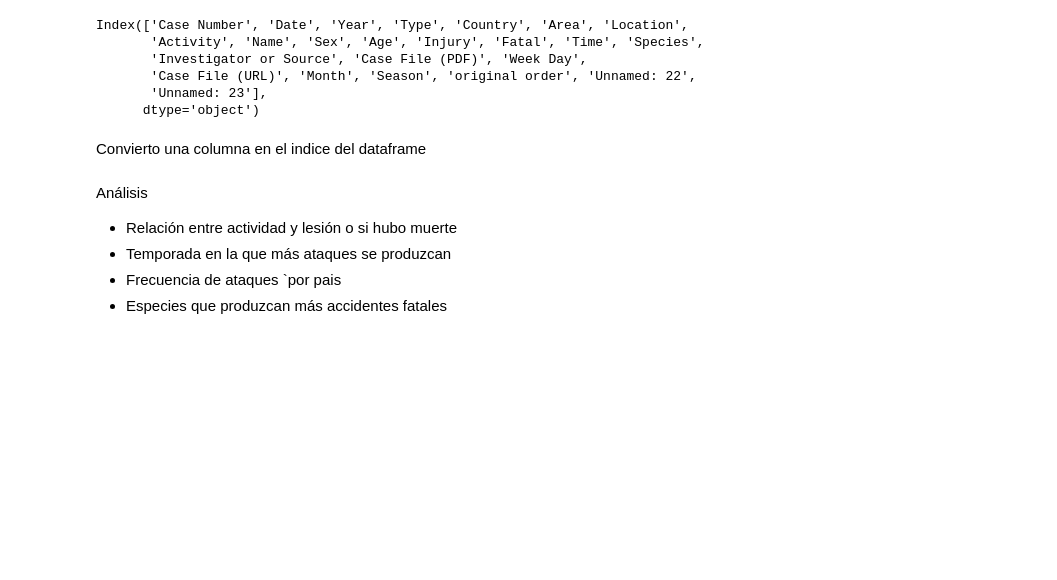
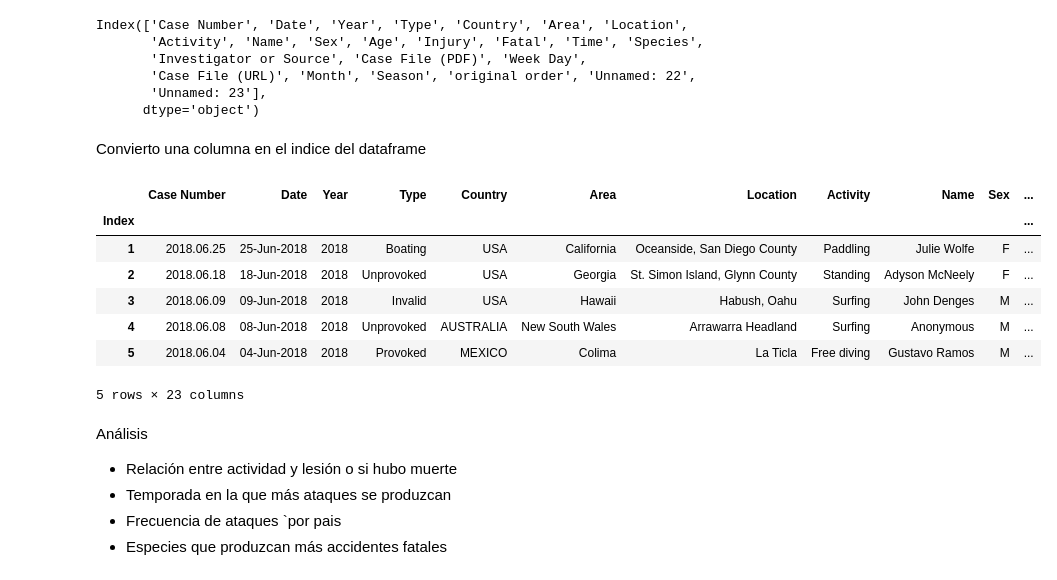
Before and after one commit to carolinariveraa/-CarolinaRivera-Sharks-, a Jupyter notebook: Notebook/main.ipynb, the cells around one changed output. Drawn from its saved outputs; the diff is of its cells as text; code cells hidden in the pictures; blank space fills up the shorter version.

Commit message:
convertir columna  a indice

```diff
--- a/Notebook/main.ipynb
+++ b/Notebook/main.ipynb
@@ -1387,6 +1387,23 @@ Index(['Case Number', 'Date', 'Year', 'Type', 'Country', 'Area', 'Location',
       dtype='object')
 # %% [markdown]
 Convierto una columna en el indice del dataframe
+# %%
+sharks = sharks.rename(columns={'Unnamed: 22': 'Index'})
+
+sharks['Index'] = range(1, len(sharks) + 1)
+
+sharks = sharks.set_index('Index')
+# %%
+sharks.head()
+# %% [output]
+|  | Case Number | Date | Year | Type | Country | Area | Location | Activity | Name | Sex | ... |
+| Index |  |  |  |  |  |  |  |  |  |  | ... |
+| 1 | 2018.06.25 | 25-Jun-2018 | 2018 | Boating | USA | California | Oceanside, San Diego County | Paddling | Julie Wolfe | F | ... |
+| 2 | 2018.06.18 | 18-Jun-2018 | 2018 | Unprovoked | USA | Georgia | St. Simon Island, Glynn County | Standing | Adyson McNeely | F | ... |
+| 3 | 2018.06.09 | 09-Jun-2018 | 2018 | Invalid | USA | Hawaii | Habush, Oahu | Surfing | John Denges | M | ... |
+| 4 | 2018.06.08 | 08-Jun-2018 | 2018 | Unprovoked | AUSTRALIA | New South Wales | Arrawarra Headland | Surfing | Anonymous | M | ... |
+| 5 | 2018.06.04 | 04-Jun-2018 | 2018 | Provoked | MEXICO | Colima | La Ticla | Free diving | Gustavo Ramos | M | ... |
+5 rows × 23 columns
 # %% [markdown]
 Análisis
 
```
